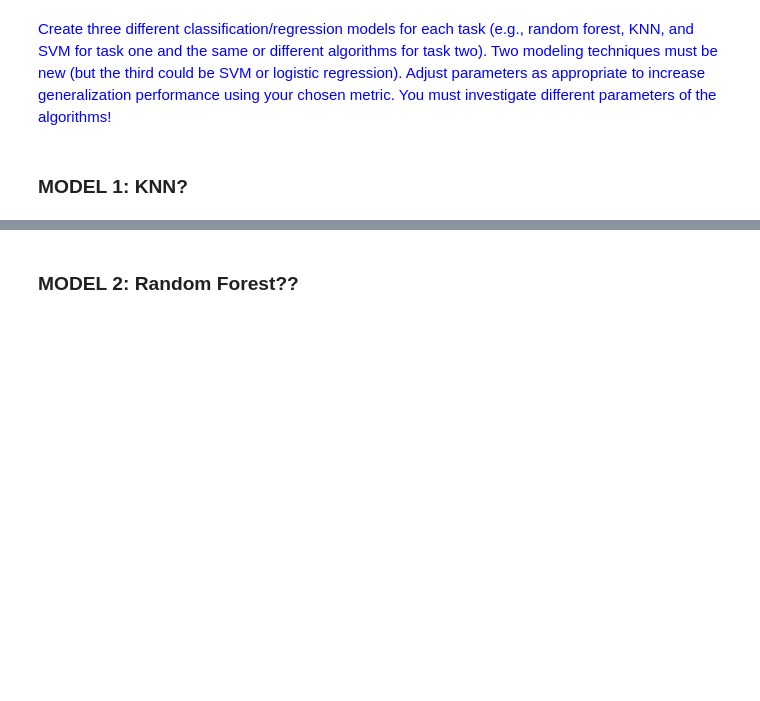
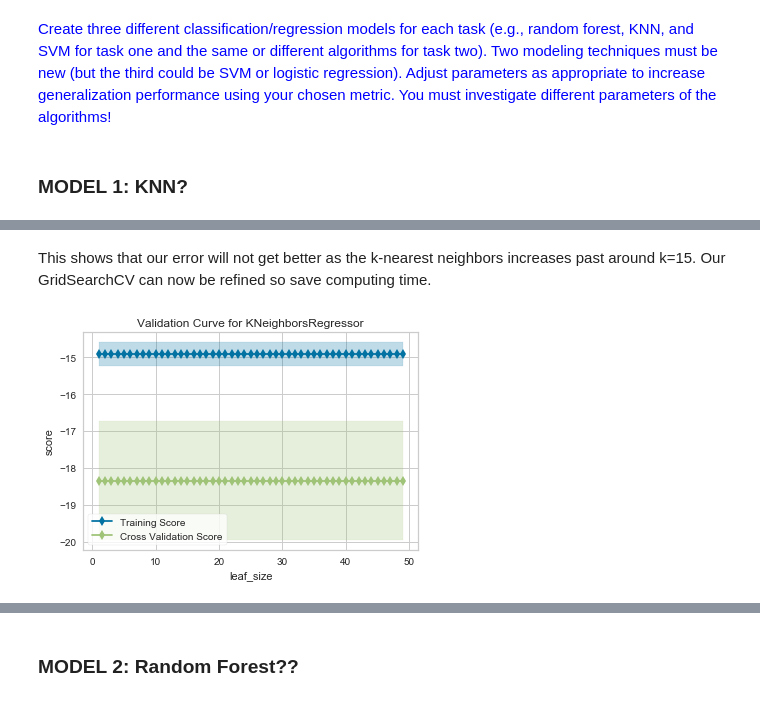
Before and after one commit to crkim13/7331DataMining, a Jupyter notebook: Lab2.ipynb, the cells around one changed output, grey strips where cells are left out. Cells and saved outputs as stored; diff of their text form; code cells hidden in the pictures; blank space fills up the shorter version.

```diff
--- a/Lab2.ipynb
+++ b/Lab2.ipynb
@@ -395,0 +487,13 @@ Accuracy (10-Fold): -0.04 (+/- 0.14)
+# %% [markdown]
+This shows that our error will not get better as the k-nearest neighbors increases past around k=15. Our GridSearchCV can now be refined so save computing time.
+# %%
+viz = ValidationCurve(
+    neighbors.KNeighborsRegressor(), param_name='leaf_size',
+    param_range=np.arange(1, 50), cv=cv_object, scoring=mae_scorer
+)
+
+# Fit and poof the visualizer
+viz.fit(X, y)
+viz.poof()
+# %% [output]
+[figure, added]
```
Also changed, not shown: parts of 18 cells of this notebook.
